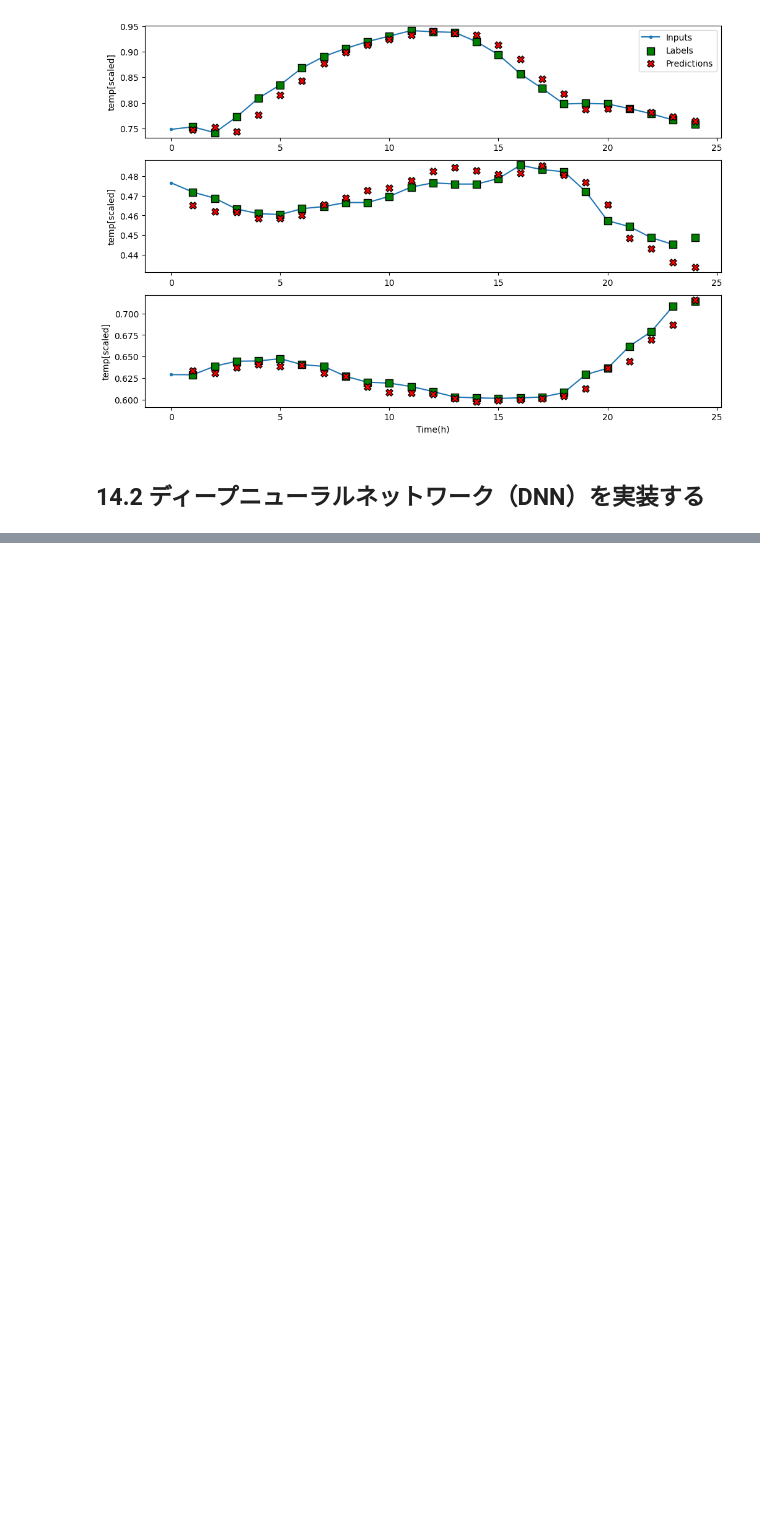
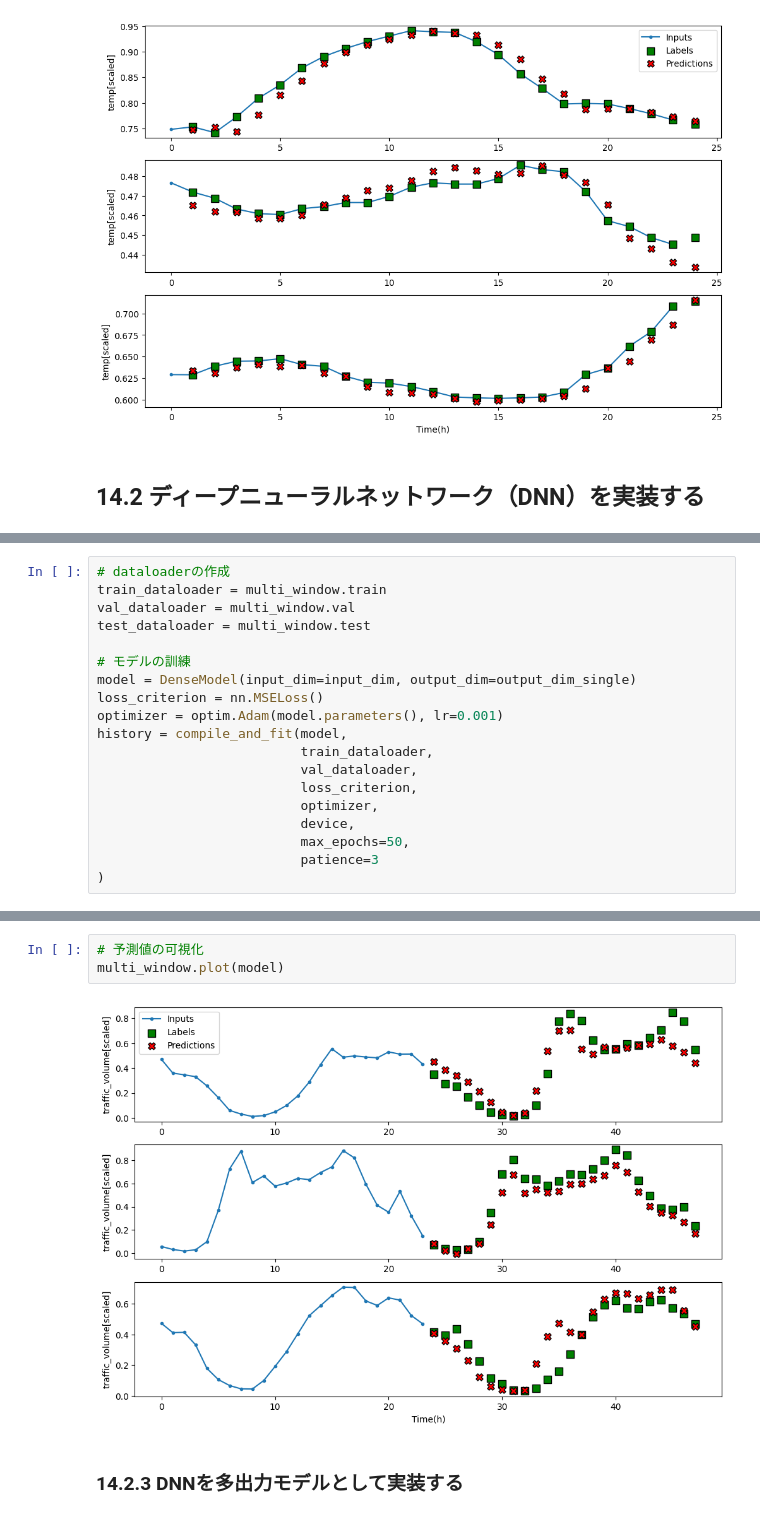
Before and after one commit to Shunta6855/Time-Series-Forecasting, a Jupyter notebook: notebook/chapter-13&14.ipynb, the cells around one changed output, grey strips where cells are left out. Saved outputs shown, nothing was run; the diff lists cells and outputs as text; blank space fills up the shorter version.

```diff
--- a/notebook/chapter-13&14.ipynb
+++ b/notebook/chapter-13&14.ipynb
@@ -479,0 +536,19 @@ mo_wide_window.plot(model, plot_col='temp')
+# %%
+# dataloaderの作成
+train_dataloader = multi_window.train
+val_dataloader = multi_window.val
+test_dataloader = multi_window.test
+
+# モデルの訓練
+model = DenseModel(input_dim=input_dim, output_dim=output_dim_single)
+loss_criterion = nn.MSELoss()
+optimizer = optim.Adam(model.parameters(), lr=0.001)
+history = compile_and_fit(model,
+                          train_dataloader,
+                          val_dataloader,
+                          loss_criterion,
+                          optimizer,
+                          device,
+                          max_epochs=50,
+                          patience=3
+)
@@ -479,0 +586,7 @@ mo_wide_window.plot(model, plot_col='temp')
+# %%
+# 予測値の可視化
+multi_window.plot(model)
+# %% [output]
+[figure, added]
+# %% [markdown]
+### 14.2.3 DNNを多出力モデルとして実装する
```
Also changed, not shown: parts of 12 cells of this notebook, 2 other files.
